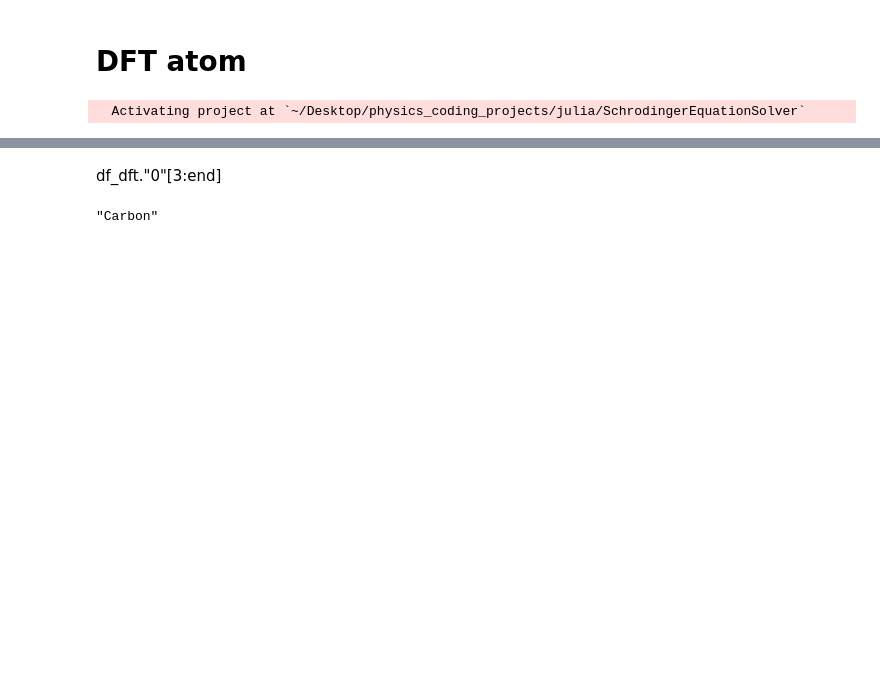
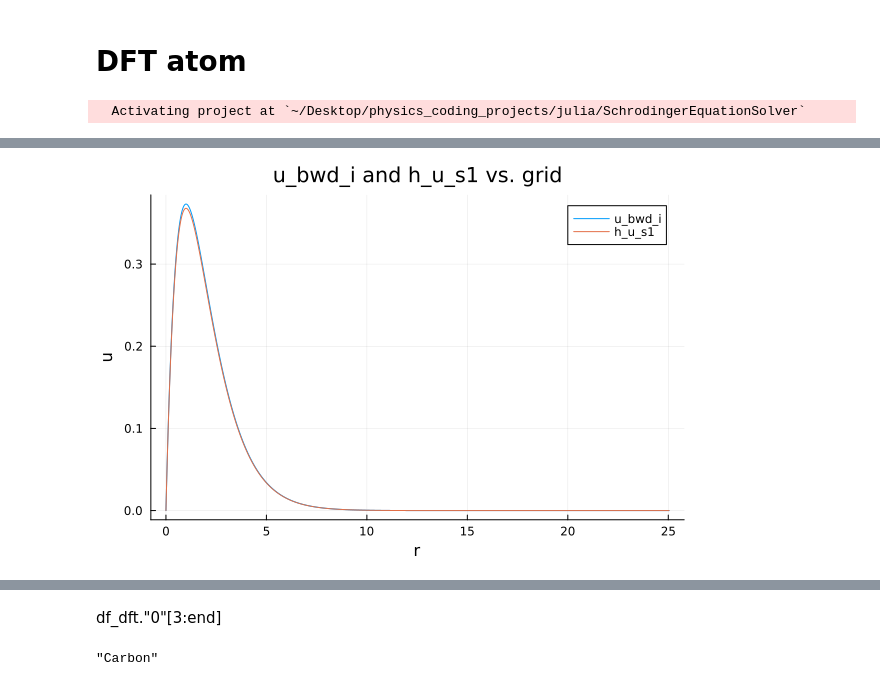
Before and after one commit to zeledon14/SchrodingerEquationSolver.jl, a Jupyter notebook: numerical_debugging/simplification_grids.ipynb, the cells around one changed output, grey strips where cells are left out. Drawn from its saved outputs; the diff is of its cells as text; code cells hidden in the pictures; blank space fills up the shorter version.

```diff
--- a/numerical_debugging/simplification_grids.ipynb
+++ b/numerical_debugging/simplification_grids.ipynb
@@ -60,0 +98,12 @@ u_fwd[1:10]
+# %%
+plot(
+    grid,
+    u_bwd_i,
+    label="u_bwd_i",
+    xlabel="r",
+    ylabel="u",
+    title="u_bwd_i and h_u_s1 vs. grid"
+)
+plot!(grid, h_u_s1, label="h_u_s1")
+# %% [output]
+[figure, added]
```
Also changed, not shown: parts of 13 cells of this notebook, 9 other files.
